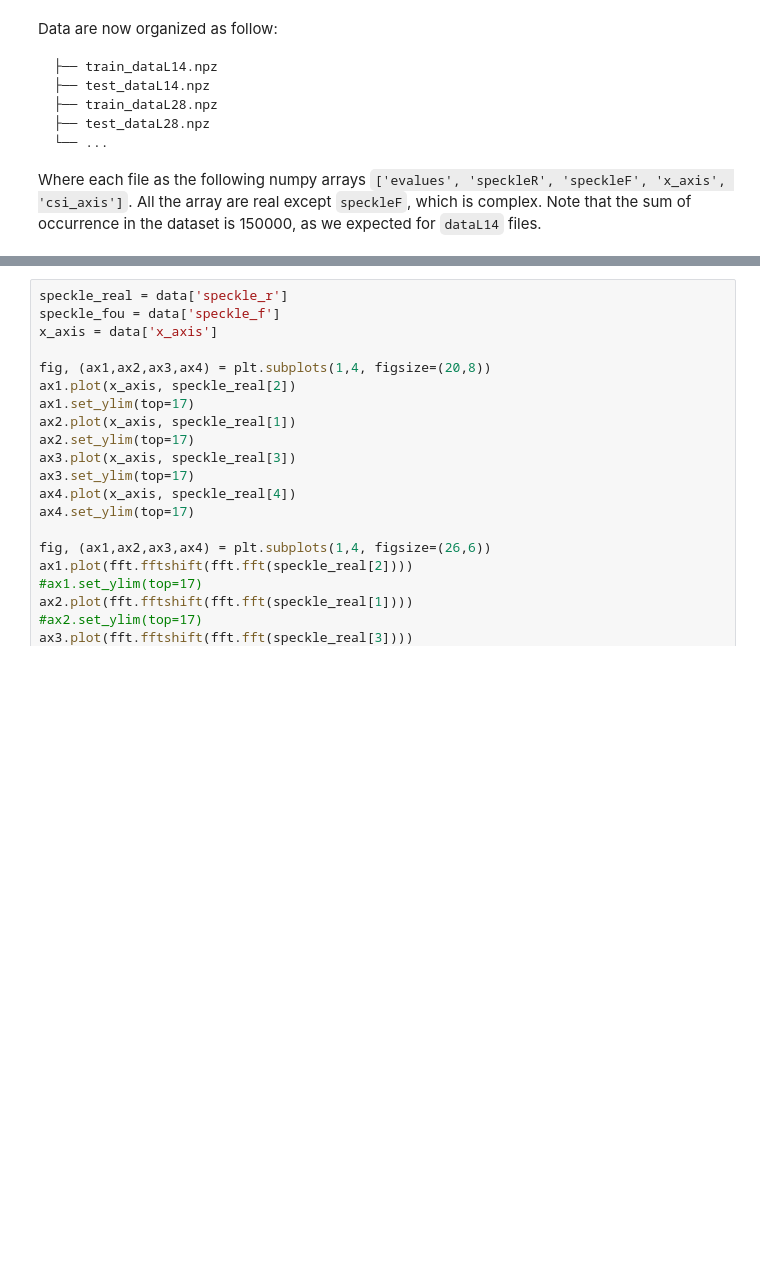
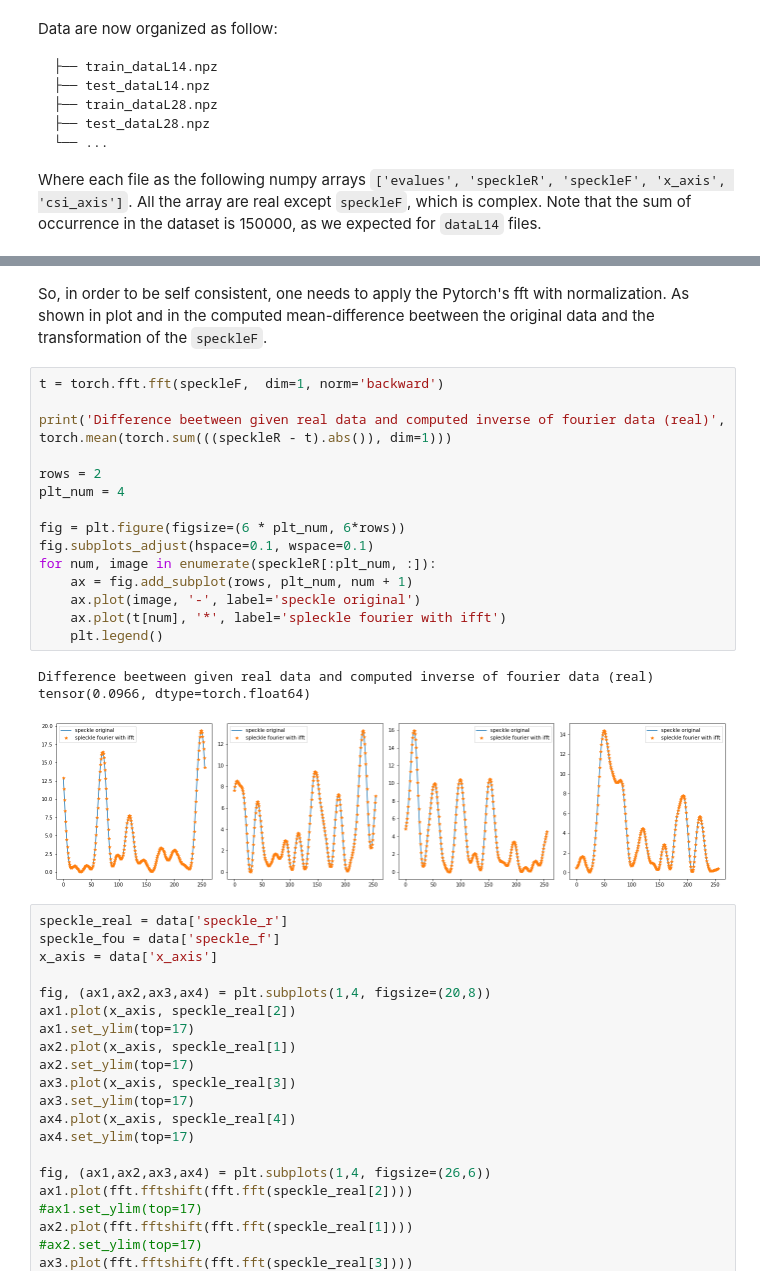
Before and after one commit to gscriva/dlai-project, a Jupyter notebook: readdata.ipynb, the cells around one changed output, grey strips where cells are left out. Drawn from its saved outputs; the diff is of its cells as text; blank space fills up the shorter version.

```diff
--- a/readdata.ipynb
+++ b/readdata.ipynb
@@ -143,3 +141,23 @@ NameError: name 'data' is not defined
+# %% [markdown]
+So, in order to be self consistent, one needs to apply the Pytorch's fft with normalization. As shown in plot and in the computed mean-difference beetween the original data and the transformation of the `speckleF`.
+# %%
+t = torch.fft.fft(speckleF,  dim=1, norm='backward')
+
+print('Difference beetween given real data and computed inverse of fourier data (real)', torch.mean(torch.sum(((speckleR - t).abs()), dim=1)))
+
+rows = 2
+plt_num = 4
+
+fig = plt.figure(figsize=(6 * plt_num, 6*rows))
+fig.subplots_adjust(hspace=0.1, wspace=0.1)
+for num, image in enumerate(speckleR[:plt_num, :]):
+    ax = fig.add_subplot(rows, plt_num, num + 1)
+    ax.plot(image, '-', label='speckle original')
+    ax.plot(t[num], '*', label='spleckle fourier with ifft')
+    plt.legend()
+# %% [output]
+Difference beetween given real data and computed inverse of fourier data (real) tensor(0.0966, dtype=torch.float64)
+[figure, added]
 # %%
 speckle_real = data['speckle_r']
 speckle_fou = data['speckle_f']
```
Also changed, not shown: parts of 18 cells of this notebook.
